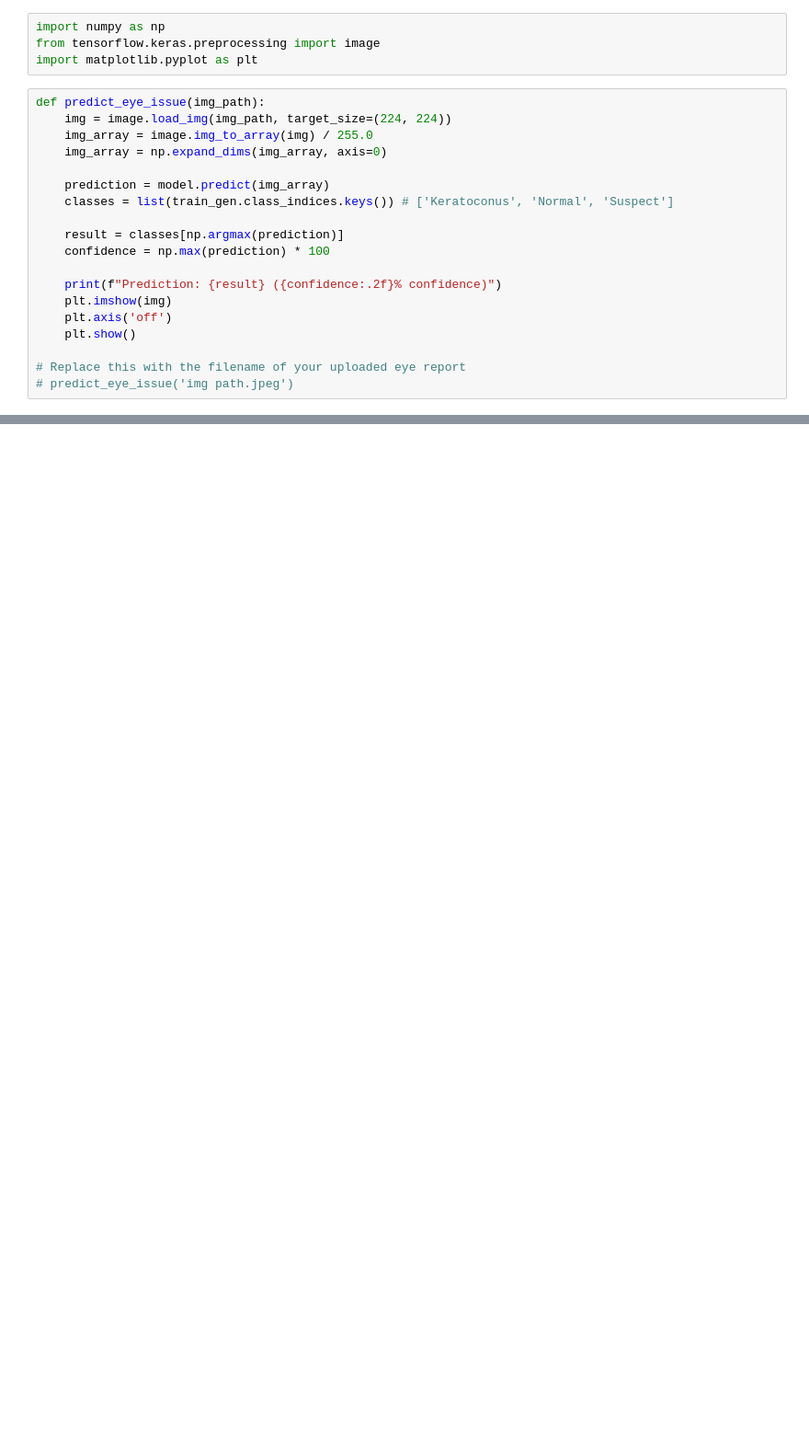
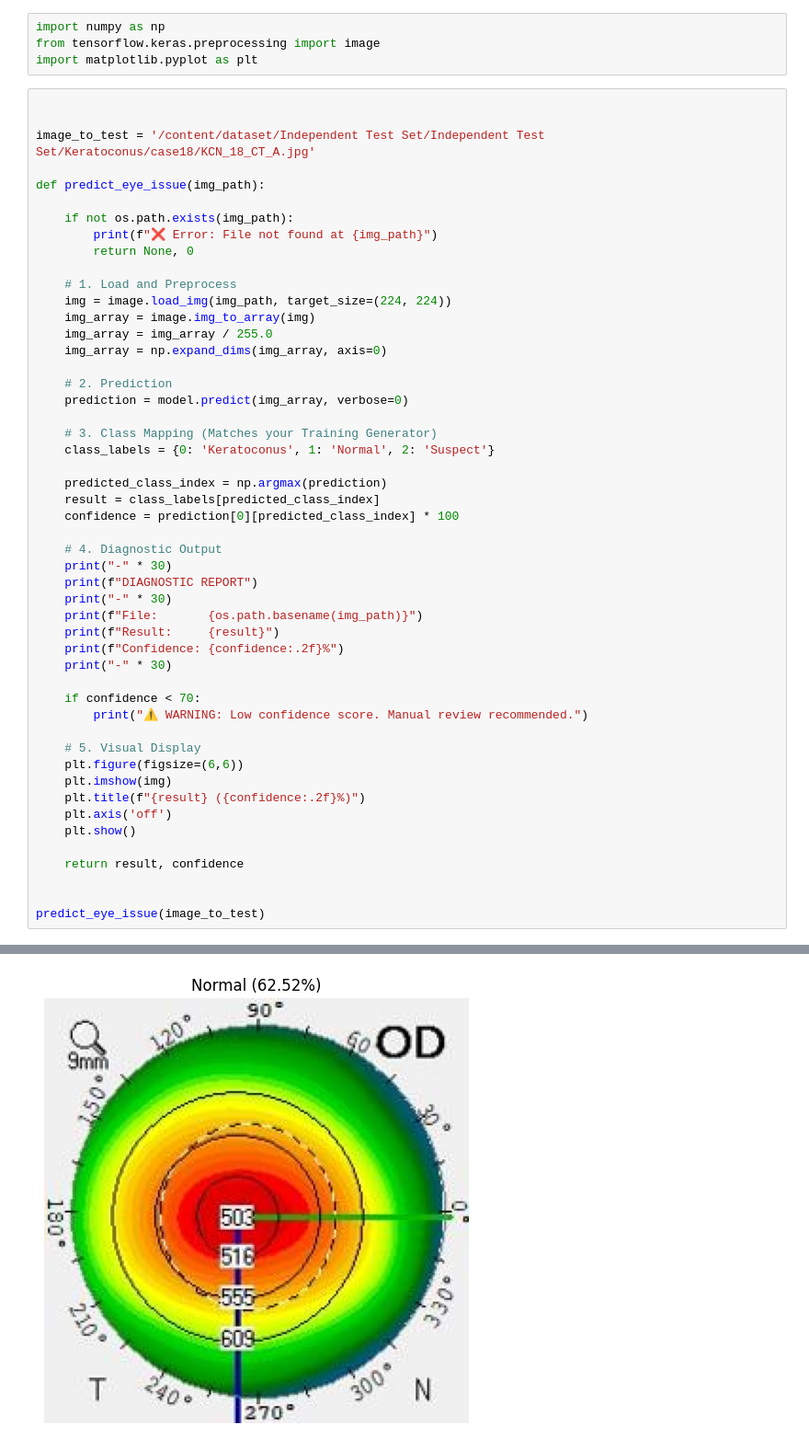
Before and after one commit to AkilaKasun/keratoconus-detection-model, a Jupyter notebook: keratoconus.ipynb, the cells around one changed output, grey strips where cells are left out. Shown at 92% size. Saved outputs shown, nothing was run; the diff lists cells and outputs as text; blank space fills up the shorter version.

```diff
--- a/keratoconus.ipynb
+++ b/keratoconus.ipynb
@@ -60,22 +157,54 @@ model.fit(train_gen, validation_data=val_gen, epochs=10)
 import numpy as np
 from tensorflow.keras.preprocessing import image
 import matplotlib.pyplot as plt
-# %%
-def predict_eye_issue(img_path):
-    img = image.load_img(img_path, target_size=(224, 224))
-    img_array = image.img_to_array(img) / 255.0
-    img_array = np.expand_dims(img_array, axis=0)
-
-    prediction = model.predict(img_array)
-    classes = list(train_gen.class_indices.keys()) # ['Keratoconus', 'Normal', 'Suspect']
-
-    result = classes[np.argmax(prediction)]
-    confidence = np.max(prediction) * 100
-
-    print(f"Prediction: {result} ({confidence:.2f}% confidence)")
-    plt.imshow(img)
-    plt.axis('off')
-    plt.show()
-
-# Replace this with the filename of your uploaded eye report
-# predict_eye_issue('img path.jpeg')
+# %%
+
+
+image_to_test = '/content/dataset/Independent Test Set/Independent Test Set/Keratoconus/case18/KCN_18_CT_A.jpg'
+
+def predict_eye_issue(img_path):
+
+    if not os.path.exists(img_path):
+        print(f"❌ Error: File not found at {img_path}")
+        return None, 0
+
+    # 1. Load and Preprocess
+    img = image.load_img(img_path, target_size=(224, 224))
+    img_array = image.img_to_array(img)
+    img_array = img_array / 255.0
+    img_array = np.expand_dims(img_array, axis=0)
+
+    # 2. Prediction
+    prediction = model.predict(img_array, verbose=0)
+
+    # 3. Class Mapping (Matches your Training Generator)
+    class_labels = {0: 'Keratoconus', 1: 'Normal', 2: 'Suspect'}
+
+    predicted_class_index = np.argmax(prediction)
+    result = class_labels[predicted_class_index]
+    confidence = prediction[0][predicted_class_index] * 100
+
+    # 4. Diagnostic Output
+    print("-" * 30)
+    print(f"DIAGNOSTIC REPORT")
+    print("-" * 30)
+    print(f"File:       {os.path.basename(img_path)}")
+    print(f"Result:     {result}")
+    print(f"Confidence: {confidence:.2f}%")
+    print("-" * 30)
+
+    if confidence < 70:
+        print("⚠️ WARNING: Low confidence score. Manual review recommended.")
+
+    # 5. Visual Display
+    plt.figure(figsize=(6,6))
+    plt.imshow(img)
+    plt.title(f"{result} ({confidence:.2f}%)")
+    plt.axis('off')
+    plt.show()
+
+    return result, confidence
+
+
+predict_eye_issue(image_to_test)
+# %% [output]
@@ -81,0 +219 @@ def predict_eye_issue(img_path):
+[figure, added]
```
Also changed, not shown: parts of 11 cells of this notebook, 1 other file.
